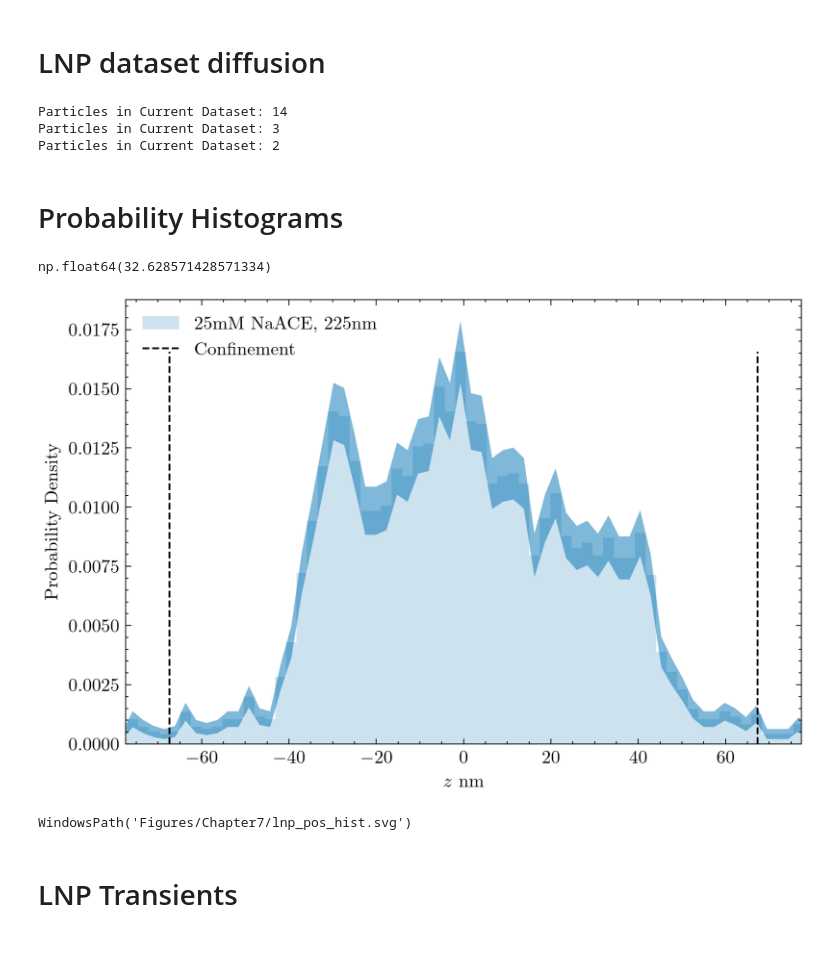
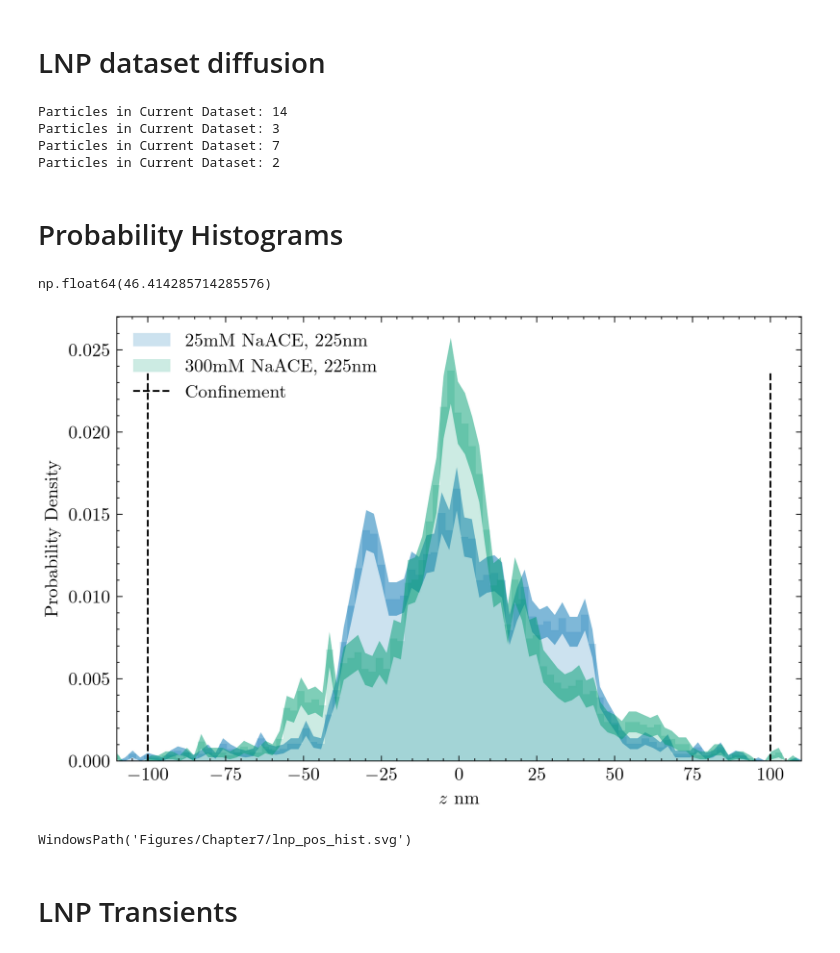
Before and after one commit to sinuose/mj_MASc_2026, a Jupyter notebook: Python/figures_chapter_7.ipynb, the cells around one changed output. Cells and saved outputs as stored; diff of their text form; code cells hidden in the pictures.

```diff
--- a/Python/figures_chapter_7.ipynb
+++ b/Python/figures_chapter_7.ipynb
@@ -1802,11 +1802,12 @@ WindowsPath('Figures/glycerol_curve.svg')
 # %%
 LNP_25mMNaAce0pgly = LoadDataset(r"Z:\Data\Martin\Odin_PlanarConfinement_iScat\FinalFigures\LNP_container\LNP_Onpattro_25mM_0pGlycerol_2nd_maxima/25mMNaAceradial_int_50_to_359ws_8_we_26maxstep80nm_PythonAnalysis.h5")
 LNP_25mMNaAce75pgly = LoadDataset(r"Z:\Data\Martin\Odin_PlanarConfinement_iScat\FinalFigures\LNP_container\LNP_Onpattro_25mM_75pGlycerol_2nd_maxima\LNP_Onpattro_25mM_75pGlycerol_2nd_maximaradial_int_50_to_359ws_8_we_26maxstep20nm_PythonAnalysis.h5")
-#LNP_300mMNaAce0pgly = LoadDataset(r"Z:\Data\Martin\Odin_PlanarConfinement_iScat\FinalFigures\LNP_container\LNP_Onpattro_25mM_0pGlycerol_2nd_maxima/25mMNaAceradial_int_50_to_359ws_8_we_26maxstep80nm_PythonAnalysis.h5")
+LNP_300mMNaAce0pgly = LoadDataset(r"Z:\Data\Martin\Odin_PlanarConfinement_iScat\FinalFigures\LNP_container\LNP_Onpattro_300mM_0pGlycerol_2nd_maxima\LNP_Onpattro_300mM_0pGlycerol_2nd_maximaradial_int_50_to_359ws_8_we_26maxstep80nm_PythonAnalysis.h5")
 LNP_300mMNaAce75pgly = LoadDataset(r"Z:\Data\Martin\Odin_PlanarConfinement_iScat\FinalFigures\LNP_container\LNP_Onpattro_300mM_75pGlycerol_2nd_maxima\LNP_Onpattro_300mM_75pGlycerol_2nd_maximaradial_int_50_to_359ws_8_we_26maxstep20nm_PythonAnalysis.h5")
 # %% [output]
 Particles in Current Dataset: 14
 Particles in Current Dataset: 3
+Particles in Current Dataset: 7
 Particles in Current Dataset: 2
 # %% [markdown]
 # Probability Histograms
@@ -1822,8 +1825,8 @@ RXY_25mM_0p1_fwhm ,     FWHM_25mM_0p00    = GetFwhmTransverseRadius(LNP_25mMNaAc
 RXY_25mM_0p75_fwhm,     FWHM_25mM_0p75    = GetFwhmTransverseRadius(LNP_25mMNaAce75pgly, fps = 500, visc=86*10**(-3), channel_height=channel_height)
 RXY_300mM_0p75_fwhm,    FWHM_300mM_0p75   = GetFwhmTransverseRadius(LNP_300mMNaAce75pgly, fps = 500, visc=86*10**(-3), channel_height=channel_height)
 # %%
-panel_b_datasets = [LNP_25mMNaAce0pgly]
-panel_b_labels   = ['25mM']
+panel_b_datasets = [LNP_25mMNaAce0pgly, LNP_300mMNaAce0pgly]
+panel_b_labels   = ['25 mM', '300 mM']
 
 # loop over each dataset
 ensemble_hist = []
@@ -1842,9 +1845,9 @@ for dataset in panel_b_datasets:
     ensemble_hist.append(temp)
     #ensemble_bins.append(bins)
 # %%
-np.mean(RXY_25mM_0p1_fwhm)
+np.mean(RXY_300mM_0p1)
 # %% [output]
-np.float64(32.628571428571334)
+np.float64(46.414285714285576)
 # %%
 len_dataset = len(panel_b_datasets)
 
@@ -1854,40 +1857,45 @@ fig = plt.figure(figsize=(6,4))
 ax = fig.add_subplot()
 
 LNP_25mMNaAce0pgly_zdata         = np.concatenate(ensemble_hist[0], axis=0)
+LNP_300mMNaAce0pgly_zdata         = np.concatenate(ensemble_hist[1], axis=0)
+
 
 def PlotHistogram(data, ax0, label):
     counts, bins, _ = ax0.hist(data,   bins=100,  density=True, alpha=0.2, label=label)
     centers  = (bins[:-1] + bins[1:])/2
     dx = np.diff(bins)
     N = len(data)
     std = np.sqrt(counts / (N * dx))
     ax.fill_between(centers , counts-std, counts+std, alpha=0.5)
 
     return counts, bins
 
 counts_all = []
 
 
 c1, b1 = PlotHistogram(LNP_25mMNaAce0pgly_zdata, ax, '25mM NaACE, 225nm')
+c2, b2 = PlotHistogram(LNP_300mMNaAce0pgly_zdata, ax, '300mM NaACE, 225nm')
 
 # counting
 counts_all.append(c1)
+counts_all.append(c2)
+
 max_y = np.array(counts_all).max()
-ax.vlines(100 - np.mean(RXY_25mM_0p1_fwhm),  0, max_y, 'black', 'dashed')
-ax.vlines(-100+ np.mean(RXY_25mM_0p1_fwhm), 0, max_y, 'black', 'dashed', label='Confinement')
-ax.set_xlim(-110 + np.mean(RXY_25mM_0p1_fwhm), 110 - np.mean(RXY_25mM_0p1_fwhm))
+ax.vlines(100 ,  0, max_y, 'black', 'dashed')
+ax.vlines(-100, 0, max_y, 'black', 'dashed', label='Confinement')
+ax.set_xlim(-110, 110)
 
 ax.set_xlabel(r'$z$ nm')
 ax.set_ylabel(r'Probability Density')
 
 plt.legend(loc='upper left')
 plt.tight_layout()
 plt.show()
 
 
 save_fig(fig, 'Figures/Chapter7/lnp_pos_hist', also='pdf')
 # %% [output]
-[figure, old version]
+[figure, new version]
 WindowsPath('Figures/Chapter7/lnp_pos_hist.svg')
 # %% [markdown]
 # LNP Transients
```
Also changed, not shown: parts of 7 cells of this notebook, 23 other files.
